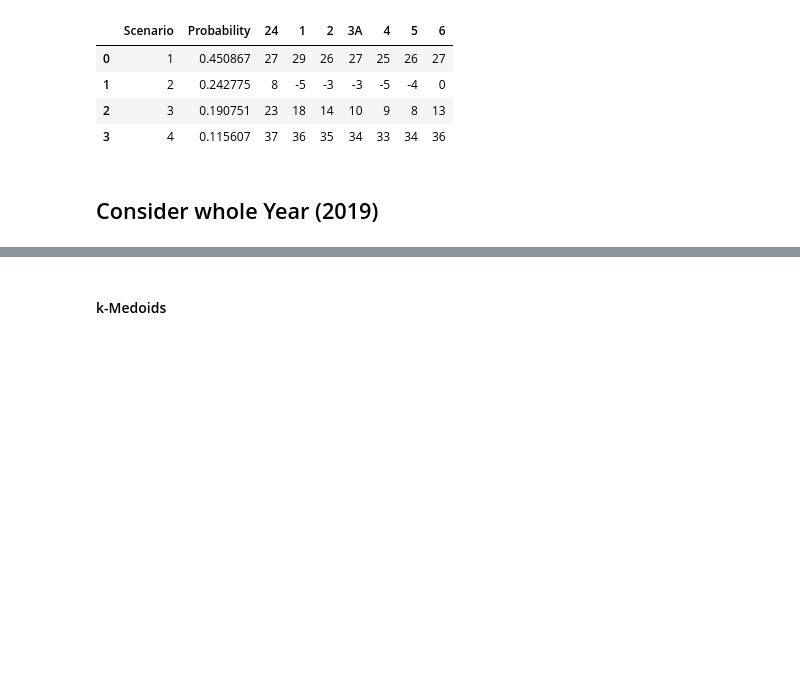
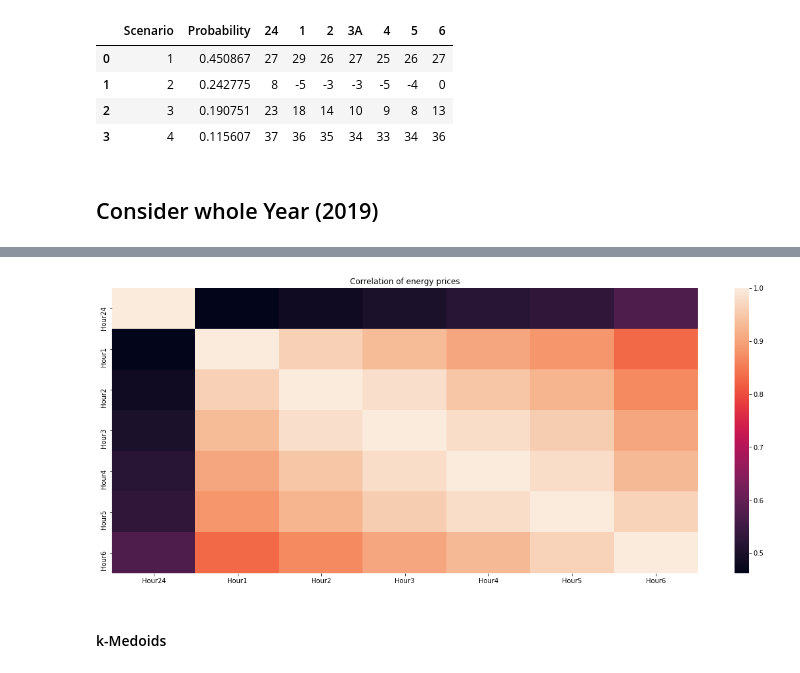
Before and after one commit to Pyosch/ATIS3_Group, a Jupyter notebook: 02_Scenario_Generation.ipynb, the cells around one changed output, grey strips where cells are left out. Cells and saved outputs as stored; diff of their text form; code cells hidden in the pictures; blank space fills up the shorter version.

```diff
--- a/02_Scenario_Generation.ipynb
+++ b/02_Scenario_Generation.ipynb
@@ -497,3 +573,9 @@ dfAuctionData2019.dropna(inplace=True)
+# %%
+fig, ax = pyplot.subplots(figsize=(20, 8))
+sns.heatmap(dfAuctionData2019.corr()).set_title('Correlation of energy prices')
+fig.savefig("correlation_price.png")
+# %% [output]
+[figure, added]
 # %% [markdown]
 #### k-Medoids
 # %%
```
Also changed, not shown: parts of 19 cells of this notebook, 2 other files.
